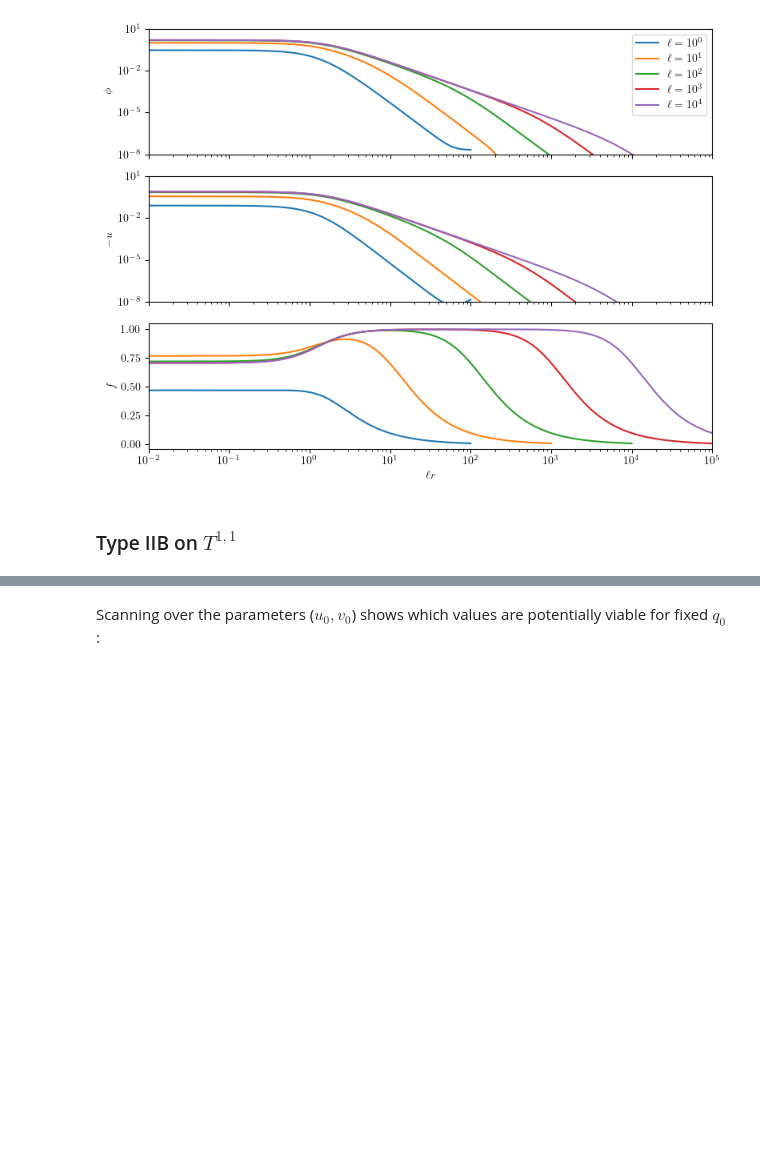
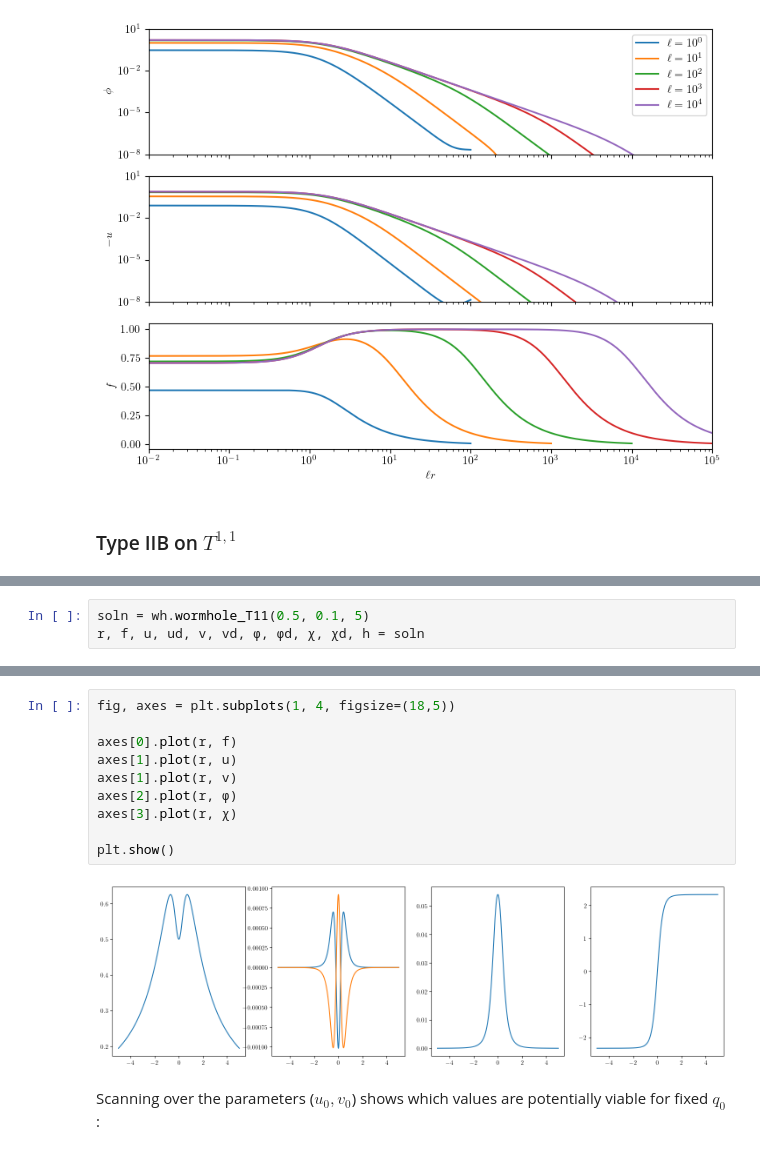
Before and after one commit to gloges/typeII-wormholes, a Jupyter notebook: wormholes.ipynb, the cells around one changed output, grey strips where cells are left out. Drawn from its saved outputs; the diff is of its cells as text; blank space fills up the shorter version.

```diff
--- a/wormholes.ipynb
+++ b/wormholes.ipynb
@@ -266,0 +283,3 @@ Performing shooting method for q0 = 1.0 out to r = 100 ...
+# %%
+soln = wh.wormhole_T11(0.5, 0.1, 5)
+r, f, u, ud, v, vd, φ, φd, χ, χd, h = soln
@@ -267,3 +306,15 @@ Performing shooting method for q0 = 1.0 out to r = 100 ...
+# %%
+fig, axes = plt.subplots(1, 4, figsize=(18,5))
+
+axes[0].plot(r, f)
+axes[1].plot(r, u)
+axes[1].plot(r, v)
+axes[2].plot(r, φ)
+axes[3].plot(r, χ)
+
+plt.show()
+# %% [output]
+[figure, added]
 # %% [markdown]
 Scanning over the parameters ($u_0,v_0$) shows which values are potentially viable for fixed $q_0$:
 # %%
```
Also changed, not shown: parts of 3 cells of this notebook, 2 other files.
